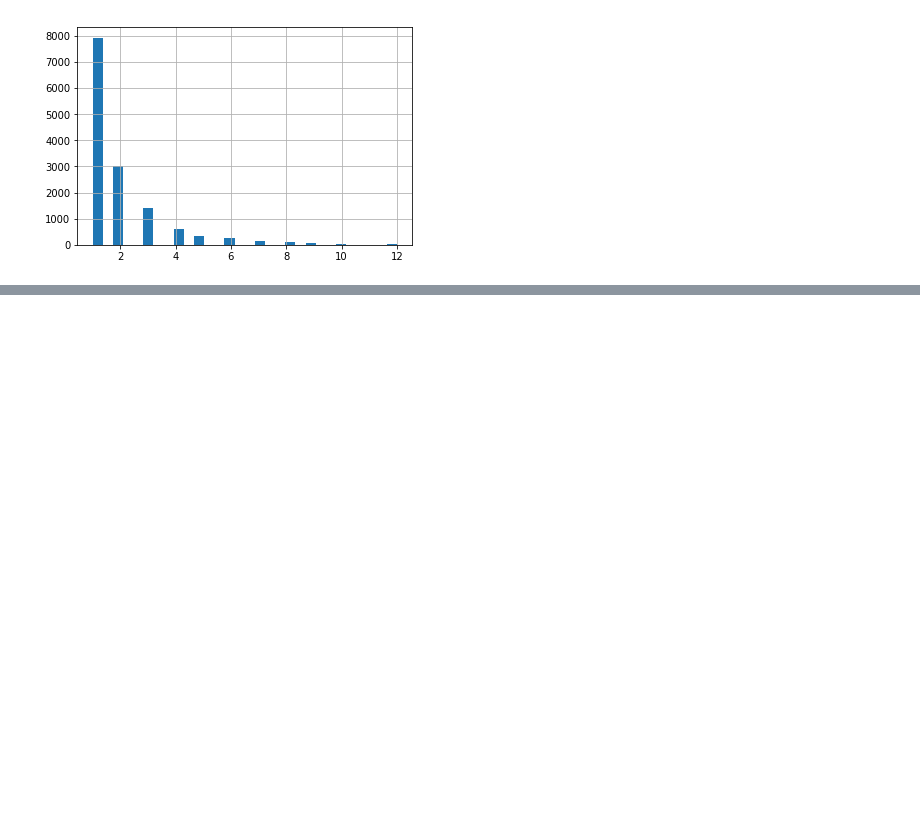
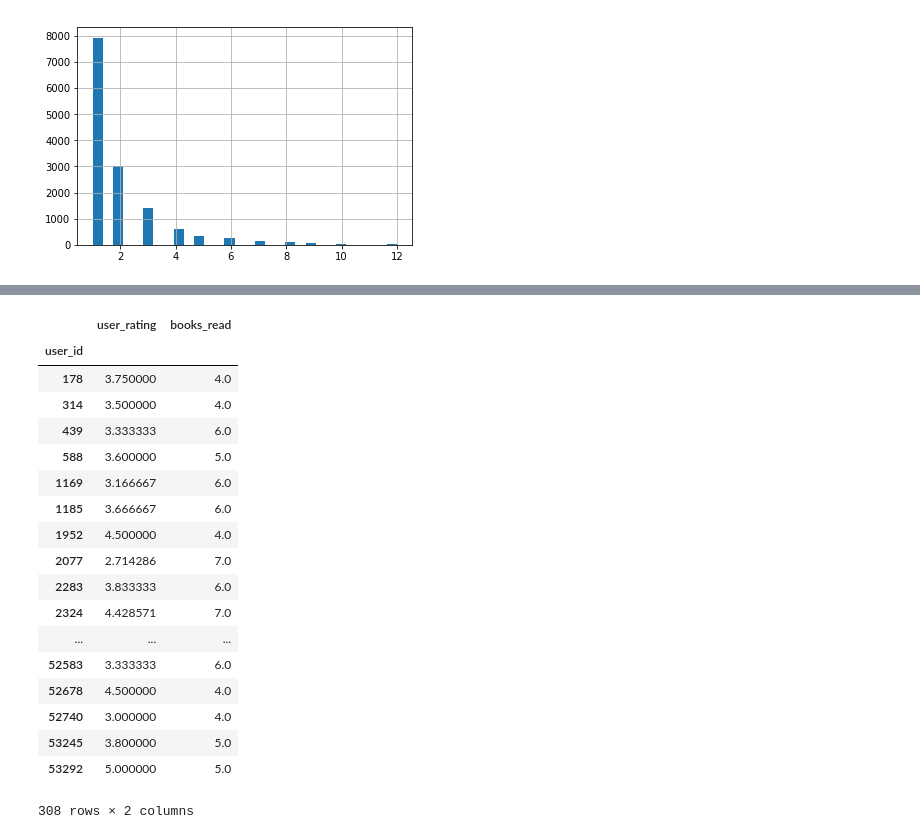
Before and after one commit to Aidan-Jared/What-Genre-Should-I-Like, a Jupyter notebook: Capstone1.ipynb, the cells around one changed output, grey strips where cells are left out. Cells and saved outputs as stored; diff of their text form; code cells hidden in the pictures; blank space fills up the shorter version.

```diff
--- a/Capstone1.ipynb
+++ b/Capstone1.ipynb
@@ -270,0 +293,22 @@ class tuple(object)
+# %%
+comb.groupby('user_id').mean()
+# %% [output]
+|  | user_rating | books_read |
+| user_id |  |  |
+| 178 | 3.750000 | 4.0 |
+| 314 | 3.500000 | 4.0 |
+| 439 | 3.333333 | 6.0 |
+| 588 | 3.600000 | 5.0 |
+| 1169 | 3.166667 | 6.0 |
+| 1185 | 3.666667 | 6.0 |
+| 1952 | 4.500000 | 4.0 |
+| 2077 | 2.714286 | 7.0 |
+| 2283 | 3.833333 | 6.0 |
+| 2324 | 4.428571 | 7.0 |
+| ... | ... | ... |
+| 52583 | 3.333333 | 6.0 |
+| 52678 | 4.500000 | 4.0 |
+| 52740 | 3.000000 | 4.0 |
+| 53245 | 3.800000 | 5.0 |
+| 53292 | 5.000000 | 5.0 |
+308 rows × 2 columns
```
Also changed, not shown: parts of 6 cells of this notebook, 2 other files.
